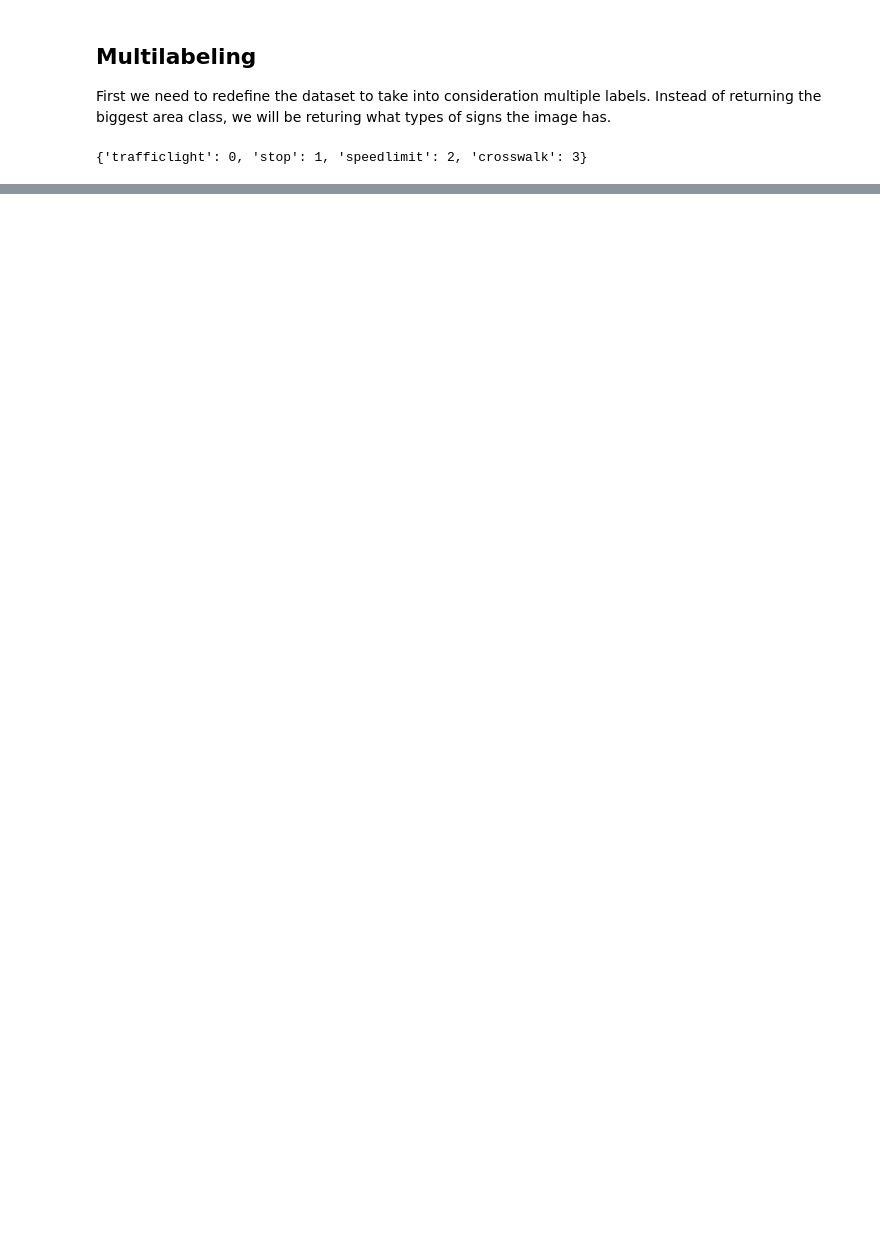
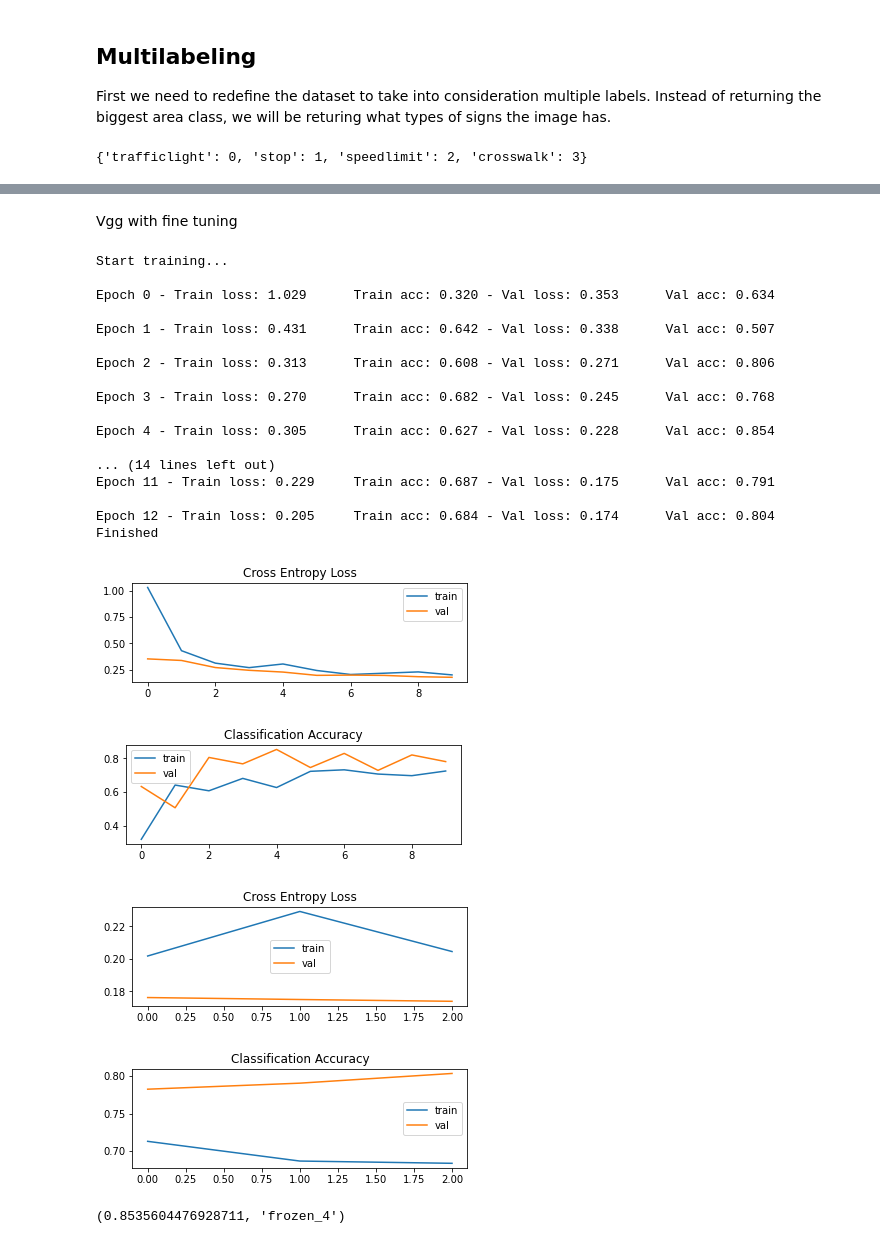
Before and after one commit to joaolucasmartins/VC2022, a Jupyter notebook: Part2/classification.ipynb, the cells around one changed output, grey strips where cells are left out. Drawn from its saved outputs; the diff is of its cells as text; code cells hidden in the pictures; blank space fills up the shorter version.

```diff
--- a/Part2/classification.ipynb
+++ b/Part2/classification.ipynb
@@ -1221,0 +1366,69 @@ Loaded resnet50_pretrained obtained in epoch frozen_6
+# %% [markdown]
+Vgg with fine tuning
+# %%
+vgg_model_trained= models.vgg16(pretrained=True)
+# number of neurons in the last layer to the number of classes is the same
+last_item_index = len(vgg_model_trained.classifier)-1
+old_fc = vgg_model_trained.classifier.__getitem__(last_item_index)
+new_fc = nn.Linear(in_features=old_fc.in_features, out_features= num_classes, bias=True)
+vgg_model_trained.classifier.__setitem__(last_item_index, new_fc)
+vgg_model_trained.to(device)
+
+vgg_trained = {
+    "model": vgg_model_trained,
+    "name": 'vgg_multilabel',
+    #"num_epochs": 50,
+    "num_epochs": 10,
+    "loss": nn.BCELoss(),
+    "optimizer": torch.optim.Adam(vgg_model_trained.parameters(), lr=1e-2)
+}
+
+vgg_trainer = ModelTrainerMultiLabel(vgg_trained, device)
+vgg_trainer.set_scheduler(torch.optim.lr_scheduler.ExponentialLR, 0.9)
+# Freeze all layers expect last
+vgg_trainer.freeze_layers()
+vgg_trainer.unfreeze_fc()
+
+# Training can be skipped by loading the best model until now
+load = False # Change this to False to force to retrain
+if load:
+    need_train = (load_model(vgg_trainer) == False)
+if not load or need_train:
+    need_train = True
+    vgg_trainer.train(train_dataloader, val_dataloader, "frozen")
+
+# Unfreeze all layers - fine tuning
+vgg_trainer.optimizer = torch.optim.Adam(vgg_model_trained.parameters(), lr=1e-6)
+vgg_trainer.set_scheduler(torch.optim.lr_scheduler.ExponentialLR, 0.9)
+vgg_trainer.num_epochs = 3
+vgg_trainer.unfreeze_layers()
+
+if need_train: # Train if previous cell has trained too
+    vgg_trainer.train(train_dataloader, val_dataloader, "fine_tuning")
+
+plotTrainingHistoryMultilabel(vgg_trainer.accuracies, "frozen")
+plotTrainingHistoryMultilabel(vgg_trainer.accuracies, "fine_tuning")
+vgg_trainer.get_best_score()
+# %% [output]
+Start training...
+
+Epoch 0 - Train loss: 1.029      Train acc: 0.320 - Val loss: 0.353      Val acc: 0.634
+
+Epoch 1 - Train loss: 0.431      Train acc: 0.642 - Val loss: 0.338      Val acc: 0.507
+
+Epoch 2 - Train loss: 0.313      Train acc: 0.608 - Val loss: 0.271      Val acc: 0.806
+
+Epoch 3 - Train loss: 0.270      Train acc: 0.682 - Val loss: 0.245      Val acc: 0.768
+
+Epoch 4 - Train loss: 0.305      Train acc: 0.627 - Val loss: 0.228      Val acc: 0.854
+
+... (14 lines left out)
+Epoch 11 - Train loss: 0.229     Train acc: 0.687 - Val loss: 0.175      Val acc: 0.791
+
+Epoch 12 - Train loss: 0.205     Train acc: 0.684 - Val loss: 0.174      Val acc: 0.804
+Finished
+[figure, added]
+[figure, added]
+[figure, added]
+[figure, added]
+(0.8535604476928711, 'frozen_4')
```
Also changed, not shown: parts of 25 cells of this notebook.
